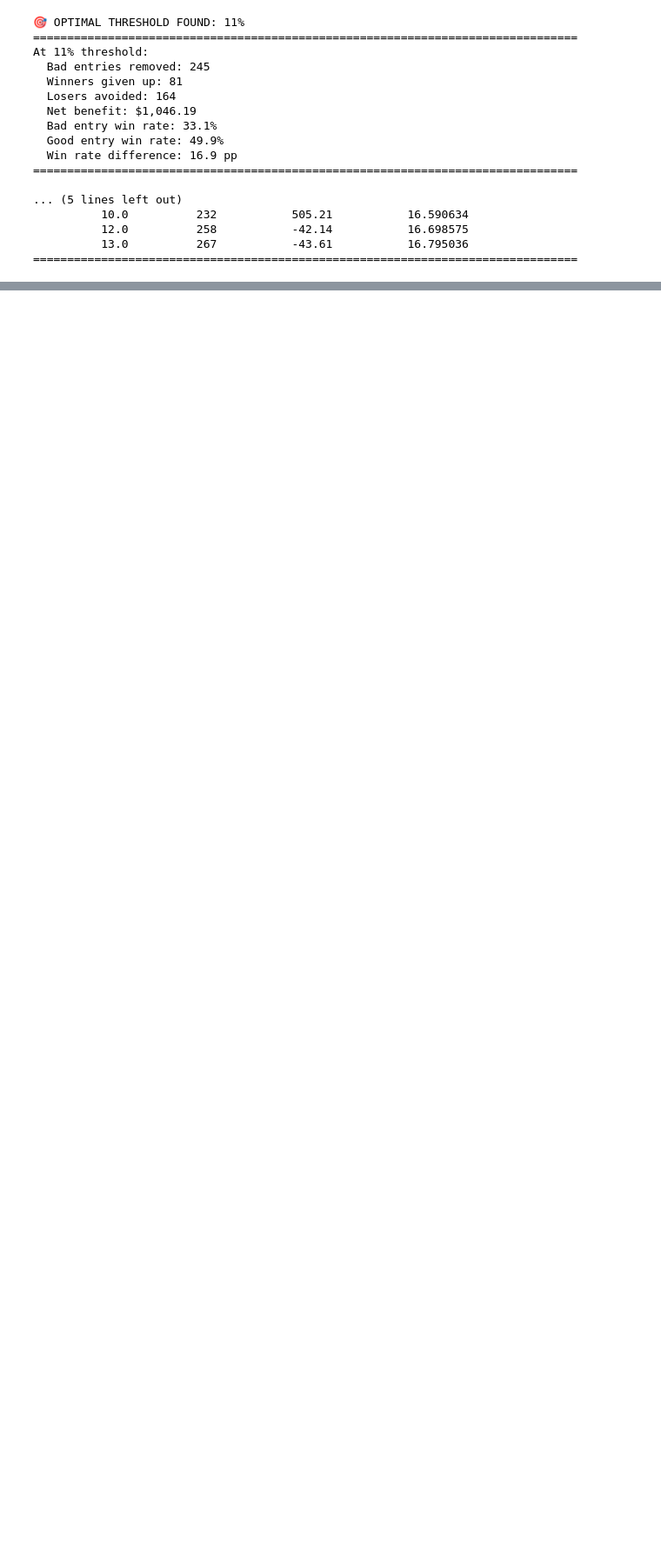
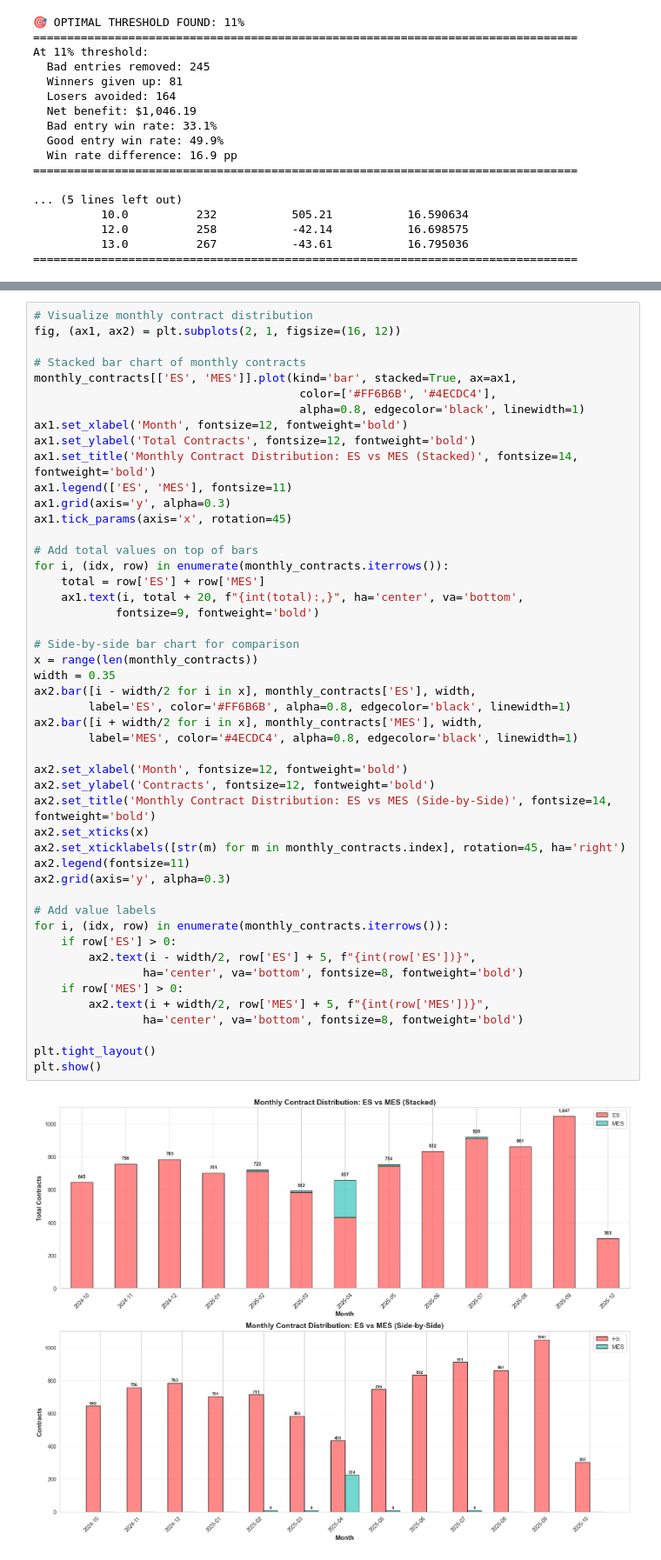
Before and after one commit to gfinch/bmps, a Jupyter notebook: trading_analysis.ipynb, the cells around one changed output, grey strips where cells are left out. Shown at 87% size. Cells and saved outputs as stored; diff of their text form; blank space fills up the shorter version.

```diff
--- a/trading_analysis.ipynb
+++ b/trading_analysis.ipynb
@@ -1133,0 +1248,50 @@ At 11% threshold:
+# %%
+# Visualize monthly contract distribution
+fig, (ax1, ax2) = plt.subplots(2, 1, figsize=(16, 12))
+
+# Stacked bar chart of monthly contracts
+monthly_contracts[['ES', 'MES']].plot(kind='bar', stacked=True, ax=ax1,
+                                       color=['#FF6B6B', '#4ECDC4'],
+                                       alpha=0.8, edgecolor='black', linewidth=1)
+ax1.set_xlabel('Month', fontsize=12, fontweight='bold')
+ax1.set_ylabel('Total Contracts', fontsize=12, fontweight='bold')
+ax1.set_title('Monthly Contract Distribution: ES vs MES (Stacked)', fontsize=14, fontweight='bold')
+ax1.legend(['ES', 'MES'], fontsize=11)
+ax1.grid(axis='y', alpha=0.3)
+ax1.tick_params(axis='x', rotation=45)
+
+# Add total values on top of bars
+for i, (idx, row) in enumerate(monthly_contracts.iterrows()):
+    total = row['ES'] + row['MES']
+    ax1.text(i, total + 20, f"{int(total):,}", ha='center', va='bottom',
+            fontsize=9, fontweight='bold')
+
+# Side-by-side bar chart for comparison
+x = range(len(monthly_contracts))
+width = 0.35
+ax2.bar([i - width/2 for i in x], monthly_contracts['ES'], width,
+        label='ES', color='#FF6B6B', alpha=0.8, edgecolor='black', linewidth=1)
+ax2.bar([i + width/2 for i in x], monthly_contracts['MES'], width,
+        label='MES', color='#4ECDC4', alpha=0.8, edgecolor='black', linewidth=1)
+
+ax2.set_xlabel('Month', fontsize=12, fontweight='bold')
+ax2.set_ylabel('Contracts', fontsize=12, fontweight='bold')
+ax2.set_title('Monthly Contract Distribution: ES vs MES (Side-by-Side)', fontsize=14, fontweight='bold')
+ax2.set_xticks(x)
+ax2.set_xticklabels([str(m) for m in monthly_contracts.index], rotation=45, ha='right')
+ax2.legend(fontsize=11)
+ax2.grid(axis='y', alpha=0.3)
+
+# Add value labels
+for i, (idx, row) in enumerate(monthly_contracts.iterrows()):
+    if row['ES'] > 0:
+        ax2.text(i - width/2, row['ES'] + 5, f"{int(row['ES'])}",
+                ha='center', va='bottom', fontsize=8, fontweight='bold')
+    if row['MES'] > 0:
+        ax2.text(i + width/2, row['MES'] + 5, f"{int(row['MES'])}",
+                ha='center', va='bottom', fontsize=8, fontweight='bold')
+
+plt.tight_layout()
+plt.show()
+# %% [output]
+[figure, added]
```
Also changed, not shown: parts of 7 cells of this notebook, 1 other file.
